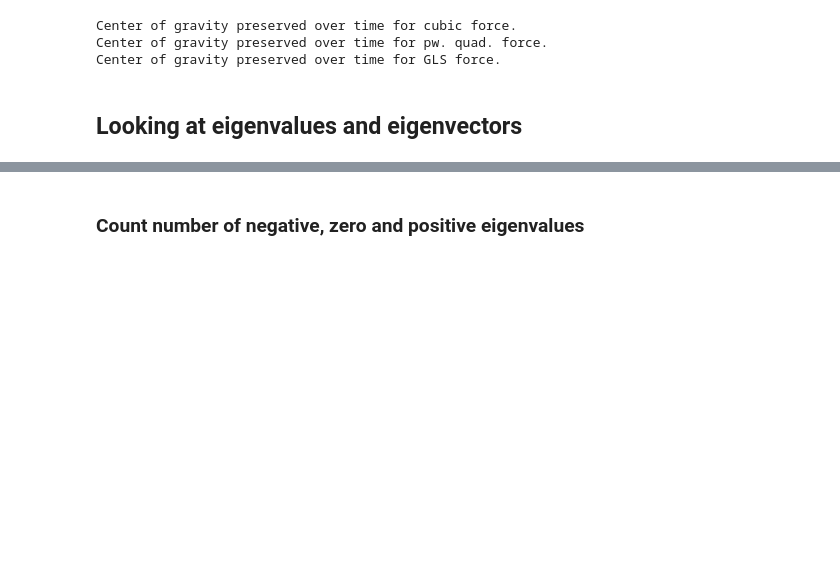
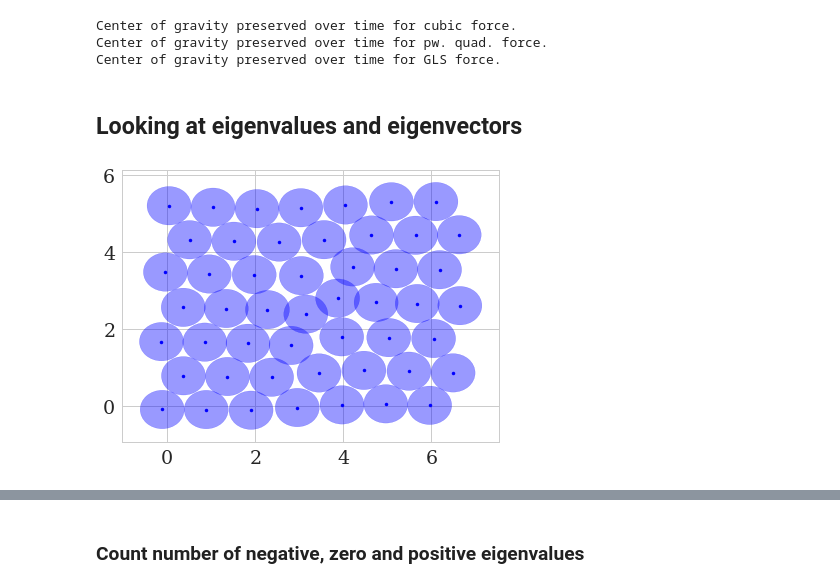
Before and after one commit to somathias/cbmos, a Jupyter notebook: exp-draft_global_adaptivity_locally_compressed_monolayer.ipynb, the cells around one changed output, grey strips where cells are left out. Cells and saved outputs as stored; diff of their text form; code cells hidden in the pictures; blank space fills up the shorter version.

```diff
--- a/exp-draft_global_adaptivity_locally_compressed_monolayer.ipynb
+++ b/exp-draft_global_adaptivity_locally_compressed_monolayer.ipynb
@@ -386,3 +388,7 @@ ts, history = models_ef[force].simulate(sheet, t_data, params[force], {"eps": 0.
 eigenvalues_cubic = np.loadtxt('eigenvalues'+filename_ending['cubic']+'.txt')
 eigenvectors_cubic = np.loadtxt('eigenvectors'+filename_ending['cubic']+'.txt')
 eigenvectors_cubic = eigenvectors_cubic.reshape((-1,50*dim, 50*dim), order='F')
+# %%
+plot_population(history[-1])
+# %% [output]
+[figure, added]
```
Also changed, not shown: parts of 27 cells of this notebook.
